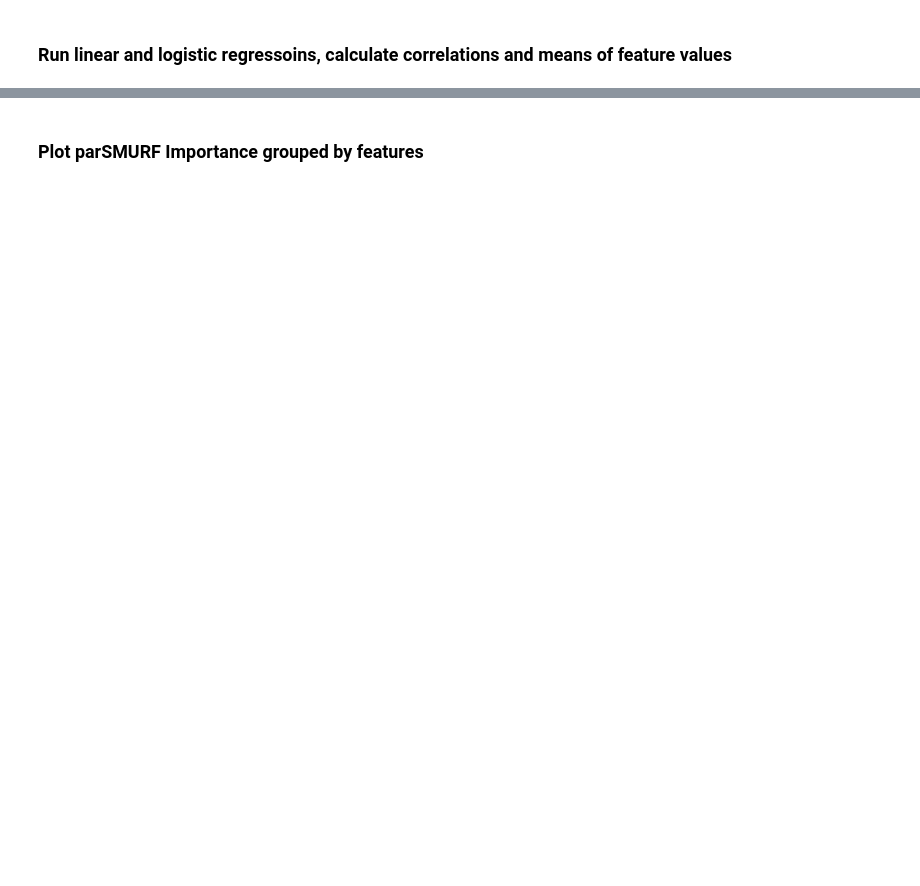
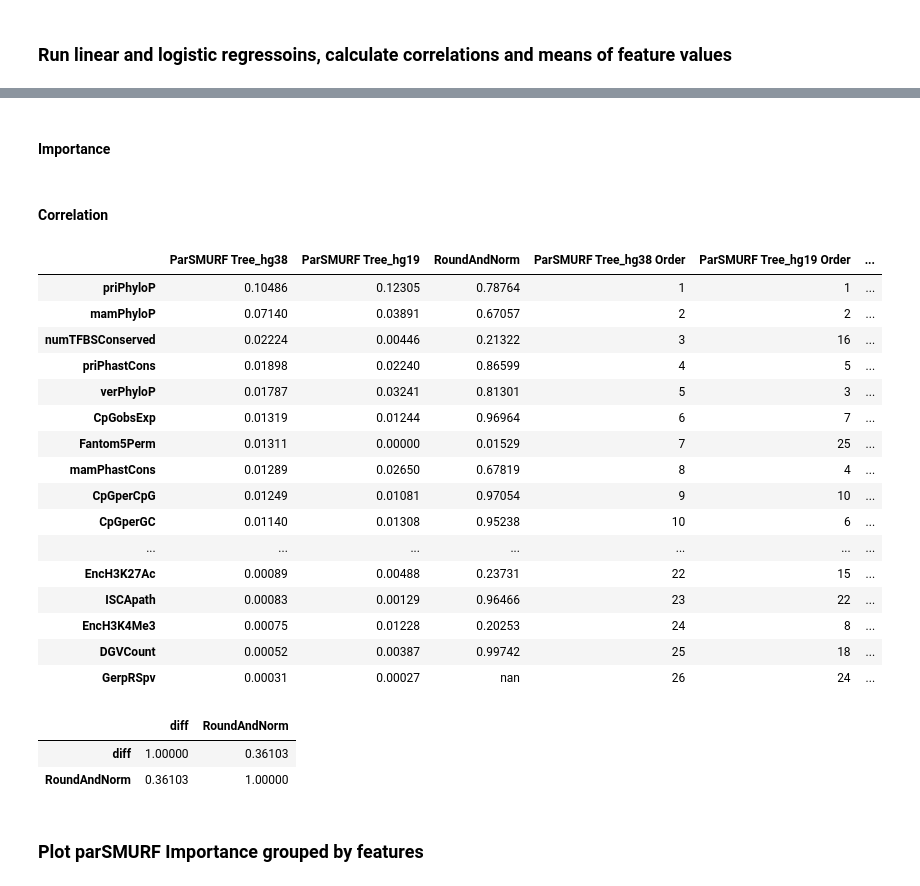
Before and after one commit to kircherlab/ReMM, a Jupyter notebook: Snakemake/notebooks/FeatureImportance.ipynb, the cells around one changed output, grey strips where cells are left out. Drawn from its saved outputs; the diff is of its cells as text; code cells hidden in the pictures; blank space fills up the shorter version.

```diff
--- a/Snakemake/notebooks/FeatureImportance.ipynb
+++ b/Snakemake/notebooks/FeatureImportance.ipynb
@@ -1,12 +1,12 @@
 # %%
 import pandas as pd
 import numpy as np
-from matplotlib import pyplot
+from matplotlib import pyplot as plt
 import os
 os.chdir('/fast/work/groups/ag_kircher/ReMM/MA_Lusi/Snakemake')
 pd.set_option('display.max_columns', 100)
 pd.set_option('display.max_rows', 100)
-pd.set_option('display.float_format', lambda x: '%.4f' % x)
+pd.set_option('display.float_format', lambda x: '%.5f' % x)
 # %%
 from sklearn.datasets import make_regression
 from sklearn.linear_model import LinearRegression
@@ -54,10 +64,11 @@ fd = fd.drop(columns = ['CHR_19', 'POSITION_19','CHR_38', 'POSITION_38',0,1,2])
 # %%
 # normalize and save the data
+### FALSCH!!!
 from sklearn import preprocessing
 
 cols = fd.columns
-
-f = preprocessing.normalize(fd,axis = 0)
+fd = fd.round(5)
+f = preprocessing.normalize(fd,axis = 1)
 f = pd.DataFrame(f)
 f.columns = cols
 
@@ -74,13 +100,8 @@ NameError: name 'fd' is not defined
 # %%
 ## normalized data prepared by Martin
-f = pd.read_csv('/data/groups/ag_kircher/ReMM/MA_Lusi/SingleFeatureImpact/cleaned_scaled_combined_annotations.tsv.gz',sep='\t')
-
-## normalized data
-f=pd.read_csv('output/predictions/lifted/new/ff.dataframe.normiert.txt',sep = '\t',index_col = 'Unnamed: 0')
-
-
-col = pd.read_csv('input/variants/hg38/SNVs.hg38.positive.annotated.tsv.gz', sep = '\t')
-cols = col.columns[3:]
+fm = pd.read_csv('/data/groups/ag_kircher/ReMM/MA_Lusi/SingleFeatureImpact/cleaned_scaled_combined_annotations.tsv.gz',sep='\t')
+#col = pd.read_csv('input/variants/hg38/SNVs.hg38.positive.annotated.tsv.gz', sep = '\t')
+#cols = col.columns[3:]
 # %%
 df19 = f.iloc[:,f.columns.str.contains('_19',na = False)]
 df19.columns = df19.columns.str.replace('_19','')
@@ -259,6 +286,8 @@ for i in range(10):
     df0 = df[df.index.isin(s)]
     print(df0.shape)
     a.append(df0[['prediction','2remm']].corr().iloc[0,1])
+# %% [markdown]
+#### Importance
 # %%
 ## read in importance files of all trees
 def getImportance(hg):
@@ -285,19 +315,51 @@ def getImportance(hg):
 
 
 df_order = getImportance('hg38').join(getImportance('hg19'),lsuffix = '_hg38',rsuffix = '_hg19')
+# %% [markdown]
+#### Correlation
 # %%
-dfs = []
-for a in ['_19','_38']:
-    df_a = f.iloc[:,f.columns.str.contains(a,na = False)]
-    df_a.columns = df_a.columns.str.replace(a,'')
-    dfs.append(df_a)
-a = dfs[0].corrwith(dfs[1])
-a = pd.DataFrame(a)
-a.columns = ['Correlation']
-df_order = df_order.join(a,how ='inner')
+f.name = 'RoundAndNorm'
+fd.name = 'Raw'
+alle = [f]
+
+for df in alle:
+    dfs = []
+    for a in ['_19','_38']:
+        df_a = df.iloc[:,df.columns.str.contains(a,na = False)]
+        df_a.columns = df_a.columns.str.replace(a,'')
+        dfs.append(df_a)
+    a = dfs[0].corrwith(dfs[1])
+    a = pd.DataFrame(a)
+    a.columns = [df.name]
+    df_order = df_order.join(a,how ='inner')
 # %%
 for c in df_order.columns:
     df_order = df_order.sort_values(by=[c], ascending = False)
     df_order[c+' Order'] = list(range(1,27))
 # %%
-df_order.sort_values(by=['ParSMURF Tree_hg38'], ascending = False).to_latex('figures/importance.latex')
+df_order.sort_values(by=['ParSMURF Tree_hg38'], ascending = False)
+# %% [output]
+|  | ParSMURF Tree_hg38 | ParSMURF Tree_hg19 | RoundAndNorm | ParSMURF Tree_hg38 Order | ParSMURF Tree_hg19 Order | ... |
+| priPhyloP | 0.10486 | 0.12305 | 0.78764 | 1 | 1 | ... |
+| mamPhyloP | 0.07140 | 0.03891 | 0.67057 | 2 | 2 | ... |
+| numTFBSConserved | 0.02224 | 0.00446 | 0.21322 | 3 | 16 | ... |
+| priPhastCons | 0.01898 | 0.02240 | 0.86599 | 4 | 5 | ... |
+| verPhyloP | 0.01787 | 0.03241 | 0.81301 | 5 | 3 | ... |
+| CpGobsExp | 0.01319 | 0.01244 | 0.96964 | 6 | 7 | ... |
+| Fantom5Perm | 0.01311 | 0.00000 | 0.01529 | 7 | 25 | ... |
+| mamPhastCons | 0.01289 | 0.02650 | 0.67819 | 8 | 4 | ... |
+| CpGperCpG | 0.01249 | 0.01081 | 0.97054 | 9 | 10 | ... |
+| CpGperGC | 0.01140 | 0.01308 | 0.95238 | 10 | 6 | ... |
+| ... | ... | ... | ... | ... | ... | ... |
+| EncH3K27Ac | 0.00089 | 0.00488 | 0.23731 | 22 | 15 | ... |
+| ISCApath | 0.00083 | 0.00129 | 0.96466 | 23 | 22 | ... |
+| EncH3K4Me3 | 0.00075 | 0.01228 | 0.20253 | 24 | 8 | ... |
+| DGVCount | 0.00052 | 0.00387 | 0.99742 | 25 | 18 | ... |
+| GerpRSpv | 0.00031 | 0.00027 | nan | 26 | 24 | ... |
+# %%
+df_order['diff'] = df_order['ParSMURF Tree_hg38 Order']-df_order['ParSMURF Tree_hg19 Order']
+df_order[['diff',df.name]].corr()
+# %% [output]
+|  | diff | RoundAndNorm |
+| diff | 1.00000 | 0.36103 |
+| RoundAndNorm | 0.36103 | 1.00000 |
```
Also changed, not shown: parts of 11 cells of this notebook, 18 other files.
